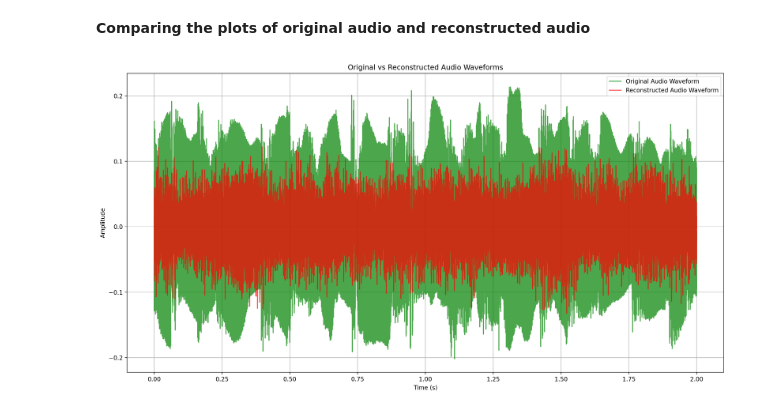
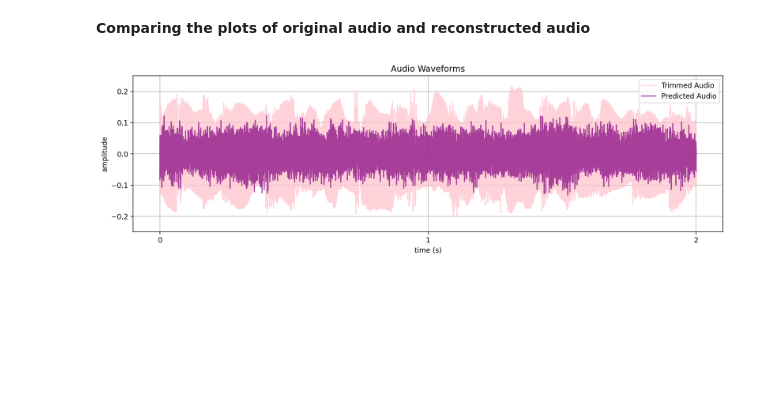
Before and after one commit to arulsingh/fork-it-assignment-2, a Jupyter notebook: Task_2/subtask_2.ipynb, the cells around one changed output. Cells and saved outputs as stored; diff of their text form; code cells hidden in the pictures; blank space fills up the shorter version.

```diff
--- a/Task_2/subtask_2.ipynb
+++ b/Task_2/subtask_2.ipynb
@@ -234,39 +224,40 @@ def plot_original_and_reconstructed(original_audio, reconstructed_audio, sr):
-# %%
-import matplotlib.pyplot as plt
-import numpy as np
-
-def audio_plot(ax, audio, sr, color, label):
-    # Flatten audio data if it's multi-dimensional
-    audio = audio.flatten()
-
-    # Generate time axis in seconds
-    time_axis = np.arange(len(audio)) / sr
-
-    # Plot the audio data
-    ax.plot(time_axis, audio, color=color, alpha=0.7, label=label)
-    ax.set_xlabel('Time (s)')
-    ax.set_ylabel('Amplitude')
-    ax.legend()
-    ax.grid(True)
-
-def plot_original_and_reconstructed(original_audio, reconstructed_audio, sr):
-    plt.figure(figsize=(15, 8))
-
-    # Create a single axis to plot both audio signals
-    ax = plt.gca()
-
-    # Plot original audio
-    audio_plot(ax, original_audio, sr, 'green', 'Original Audio Waveform')
-
-    # Plot reconstructed audio
-    audio_plot(ax, reconstructed_audio, sr, 'red', 'Reconstructed Audio Waveform')
-
-    plt.title('Original vs Reconstructed Audio Waveforms')
-    plt.tight_layout()
-    plt.show()
-
-# Example usage
-# Assuming original_audio and reconstructed_audio are 1D numpy arrays or tensors
-plot_original_and_reconstructed(audio_trim_1D, pred_audio, sr)
-# %% [output]
-[figure, removed]
+# %%
+import matplotlib.pyplot as plt
+import numpy as np
+
+# Sample rate
+sr = 44100
+
+# Convert audio data to NumPy arrays if not already
+audio_trim_np = audio_trim.squeeze().numpy()
+pred_audio_np = pred_audio.squeeze()  # Assuming pred_audio is already a NumPy array
+
+# Create a new figure
+plt.figure(figsize=(15, 4))
+
+# Plot the trimmed audio
+plt.plot(audio_trim_np, color='pink', alpha=0.7, label='Trimmed Audio')
+
+# Plot the predicted audio
+plt.plot(pred_audio_np, color='purple', alpha=0.7, label='Predicted Audio')
+
+# Number of samples
+num_samples_trim = len(audio_trim_np)
+num_samples_pred = len(pred_audio_np)
+
+# Set up x-ticks and x-tick labels
+# Define step size for ticks
+step_size = sr
+xticks = np.arange(0, max(num_samples_trim, num_samples_pred) + step_size, step_size)
+xticklabels = np.arange(0, len(xticks))
+
+plt.xticks(xticks, xticklabels)
+plt.ylim(-0.25, 0.25)  # Adjust y-limits if necessary
+plt.xlabel('time (s)')
+plt.ylabel('amplitude')
+plt.title('Audio Waveforms')
+plt.legend()
+plt.grid()
+plt.show()
+# %% [output]
+[figure, added]
```
Also changed, not shown: parts of 20 cells of this notebook.
